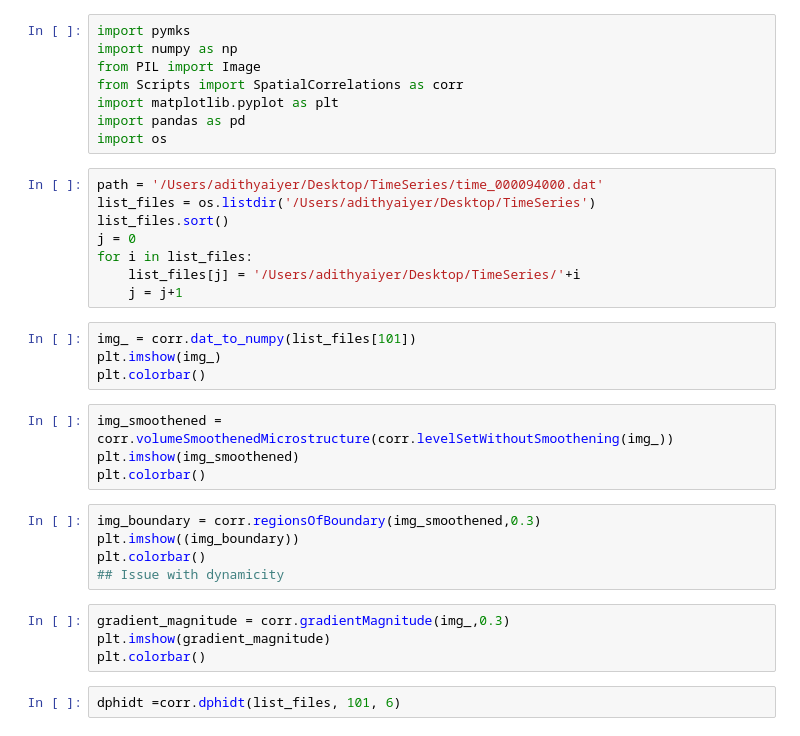
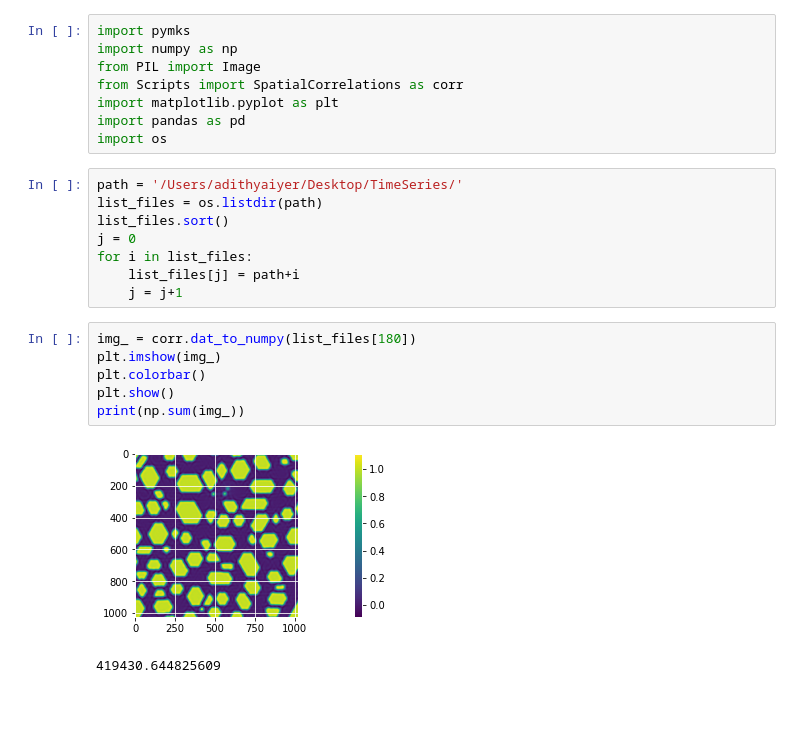
Before and after one commit to nhgowtham/MicrostructureStatistics, a Jupyter notebook: Velocity Calculation.ipynb, the cells around one changed output. Saved outputs shown, nothing was run; the diff lists cells and outputs as text; blank space fills up the shorter version.

```diff
--- a/Velocity Calculation.ipynb
+++ b/Velocity Calculation.ipynb
@@ -7,29 +7,19 @@ import matplotlib.pyplot as plt
 import pandas as pd
 import os
 # %%
-path = '/Users/adithyaiyer/Desktop/TimeSeries/time_000094000.dat'
-list_files = os.listdir('/Users/adithyaiyer/Desktop/TimeSeries')
+path = '/Users/adithyaiyer/Desktop/TimeSeries/'
+list_files = os.listdir(path)
 list_files.sort()
 j = 0
 for i in list_files:
-    list_files[j] = '/Users/adithyaiyer/Desktop/TimeSeries/'+i
+    list_files[j] = path+i
     j = j+1
 # %%
-img_ = corr.dat_to_numpy(list_files[101])
+img_ = corr.dat_to_numpy(list_files[180])
 plt.imshow(img_)
 plt.colorbar()
+plt.show()
+print(np.sum(img_))
+# %% [output]
+[figure, added]
+419430.644825609
-# %%
-img_smoothened = corr.volumeSmoothenedMicrostructure(corr.levelSetWithoutSmoothening(img_))
-plt.imshow(img_smoothened)
-plt.colorbar()
-# %%
-img_boundary = corr.regionsOfBoundary(img_smoothened,0.3)
-plt.imshow((img_boundary))
-plt.colorbar()
-## Issue with dynamicity
-# %%
-gradient_magnitude = corr.gradientMagnitude(img_,0.3)
-plt.imshow(gradient_magnitude)
-plt.colorbar()
-# %%
-dphidt =corr.dphidt(list_files, 101, 6)
```
Also changed, not shown: parts of 18 cells of this notebook, 5 other files.
